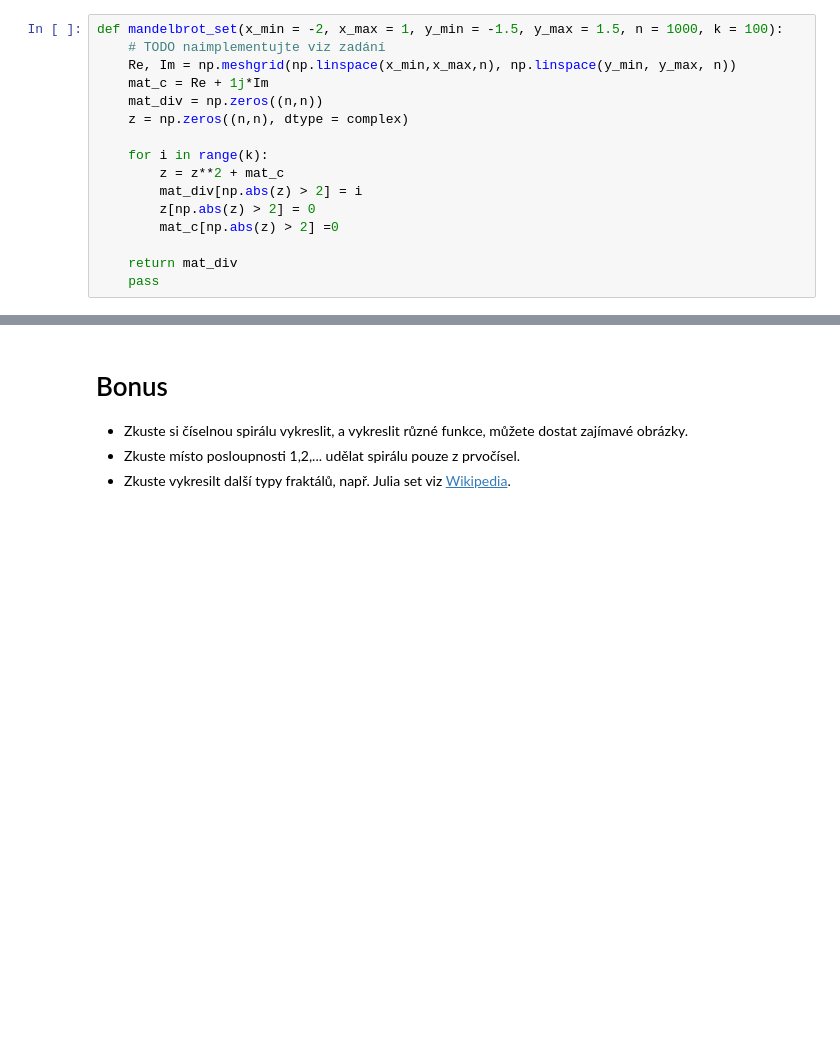
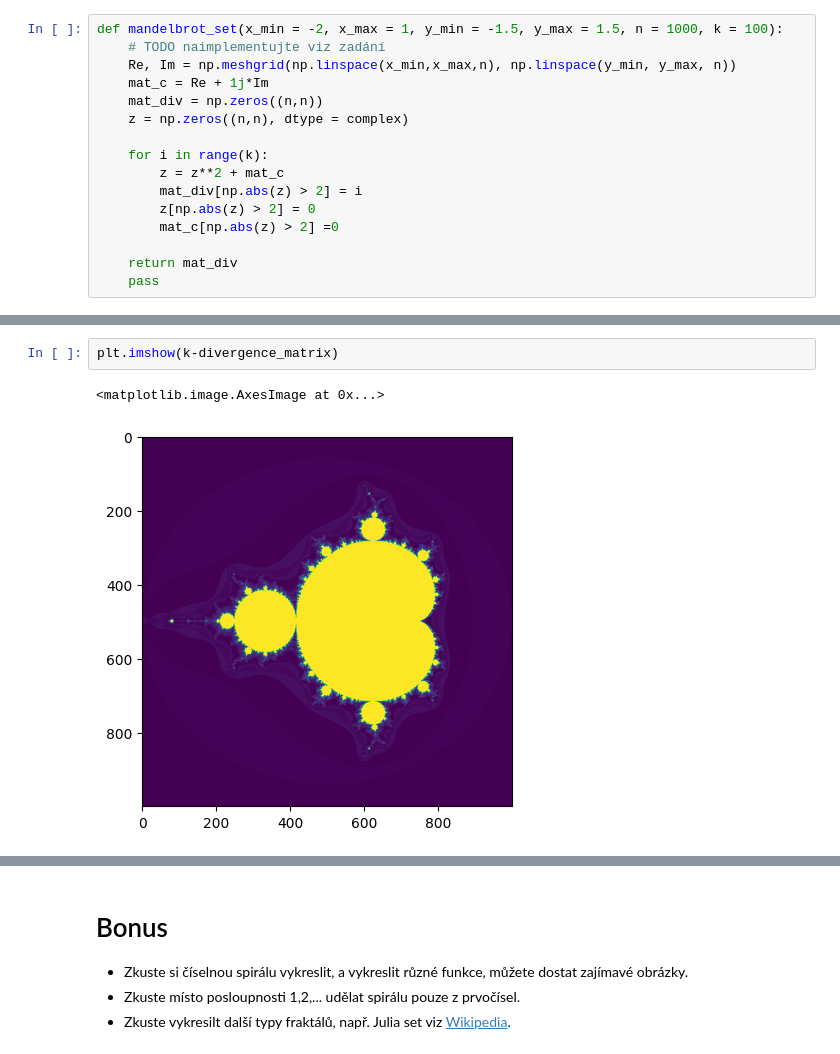
Before and after one commit to vin0048/ukoly, a Jupyter notebook: 03_ukoly.ipynb, the cells around one changed output, grey strips where cells are left out. Drawn from its saved outputs; the diff is of its cells as text; blank space fills up the shorter version.

```diff
--- a/03_ukoly.ipynb
+++ b/03_ukoly.ipynb
@@ -276,3 +276,8 @@ plt.imshow(divergence_matrix)
 # %% [output]
 <matplotlib.image.AxesImage at 0x...>
 [figure]
+# %%
+plt.imshow(k-divergence_matrix)
+# %% [output]
+<matplotlib.image.AxesImage at 0x...>
+[figure, added]
```
Also changed, not shown: parts of 2 cells of this notebook, 1 other file.
